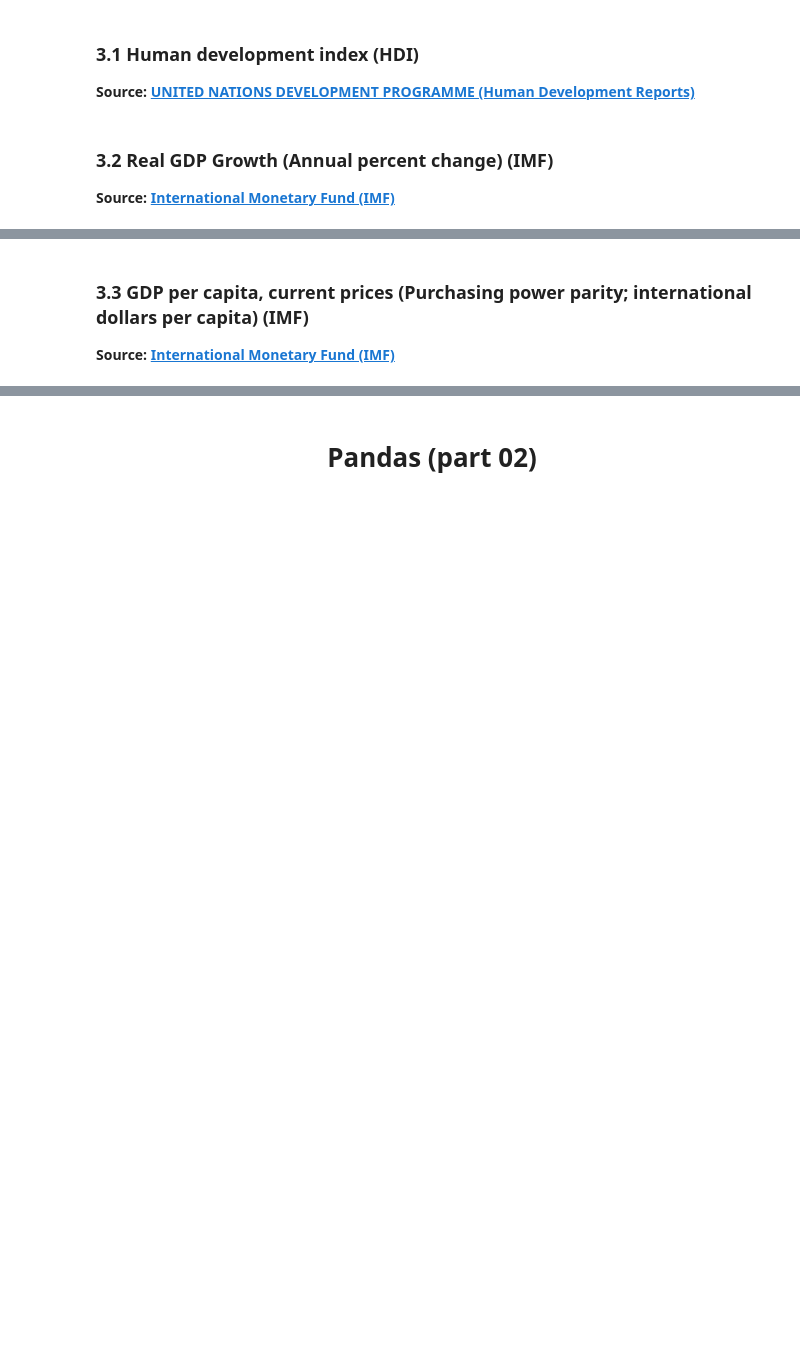
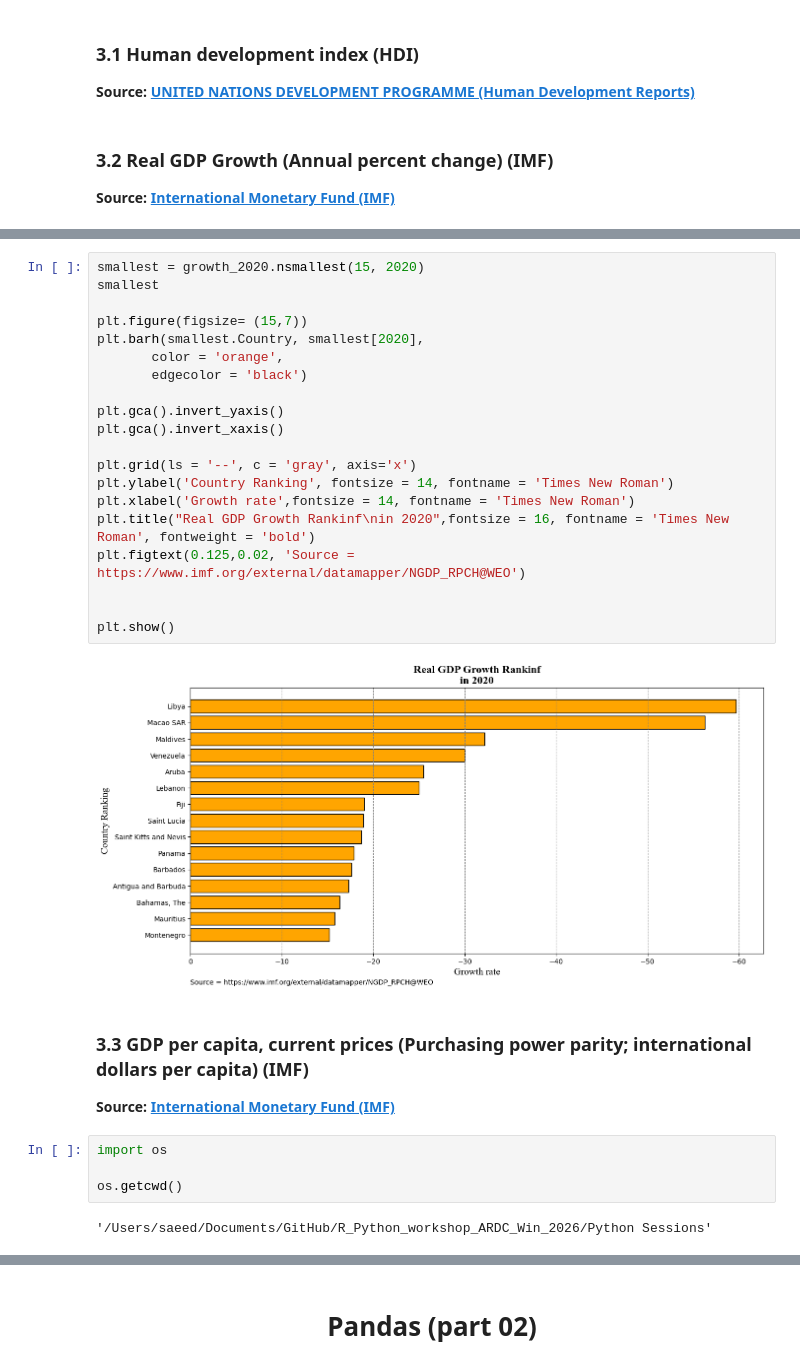
Before and after one commit to saeed-saffari/R_Python_workshop_ARDC_Win_2026, a Jupyter notebook: Python Sessions/3- Intro Python - Session 3.ipynb, the cells around one changed output, grey strips where cells are left out. Cells and saved outputs as stored; diff of their text form; blank space fills up the shorter version.

```diff
--- a/Python Sessions/3- Intro Python - Session 3.ipynb
+++ b/Python Sessions/3- Intro Python - Session 3.ipynb
@@ -134,3 +842,31 @@ read_feather|Read the Feather binary file format|
+# %%
+smallest = growth_2020.nsmallest(15, 2020)
+smallest
+
+plt.figure(figsize= (15,7))
+plt.barh(smallest.Country, smallest[2020],
+       color = 'orange',
+       edgecolor = 'black')
+
+plt.gca().invert_yaxis()
+plt.gca().invert_xaxis()
+
+plt.grid(ls = '--', c = 'gray', axis='x')
+plt.ylabel('Country Ranking', fontsize = 14, fontname = 'Times New Roman')
+plt.xlabel('Growth rate',fontsize = 14, fontname = 'Times New Roman')
+plt.title("Real GDP Growth Rankinf\nin 2020",fontsize = 16, fontname = 'Times New Roman', fontweight = 'bold')
+plt.figtext(0.125,0.02, 'Source = https://www.imf.org/external/datamapper/NGDP_RPCH@WEO')
+
+
+plt.show()
+# %% [output]
+[figure, added]
 # %% [markdown]
 ### 3.3 GDP per capita, current prices (Purchasing power parity; international dollars per capita) (IMF)
 <b> Source:  [International Monetary Fund (IMF)](https://www.imf.org/external/datamapper/PPPPC@WEO/OEMDC/ADVEC/WEOWORLD)
+# %%
+import os
+
+os.getcwd()
+# %% [output]
+'/Users/saeed/Documents/GitHub/R_Python_workshop_ARDC_Win_2026/Python Sessions'
```
Also changed, not shown: parts of 195 cells of this notebook.
